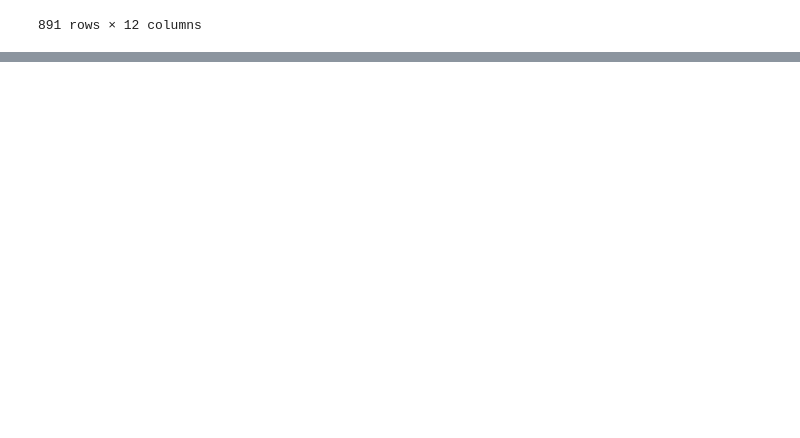
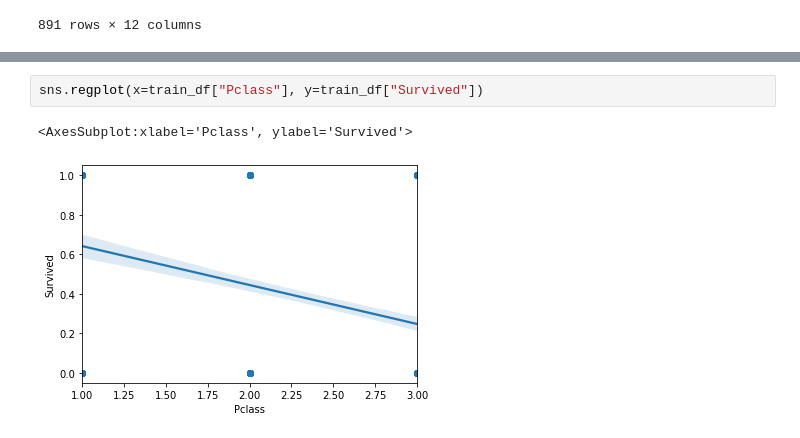
Before and after one commit to hykhhijk/Data_analysis_practice, a Jupyter notebook: kaggle/Titanic.ipynb, the cells around one changed output, grey strips where cells are left out. Drawn from its saved outputs; the diff is of its cells as text; blank space fills up the shorter version.

```diff
--- a/kaggle/Titanic.ipynb
+++ b/kaggle/Titanic.ipynb
@@ -31,0 +69,5 @@ train_df
+# %%
+sns.regplot(x=train_df["Pclass"], y=train_df["Survived"])
+# %% [output]
+<AxesSubplot:xlabel='Pclass', ylabel='Survived'>
+[figure, added]
```
Also changed, not shown: parts of 15 cells of this notebook.
